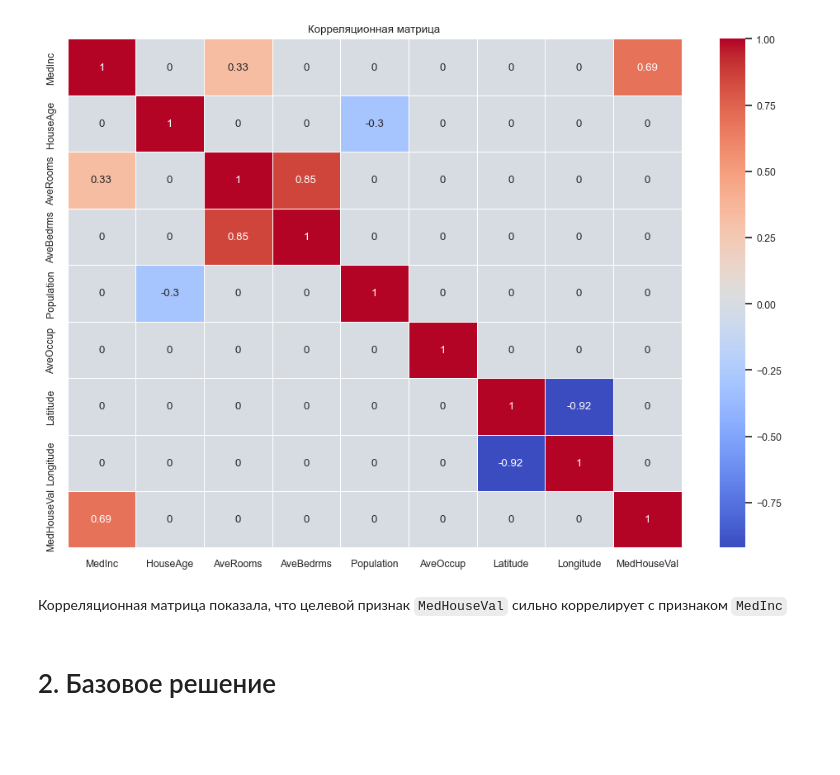
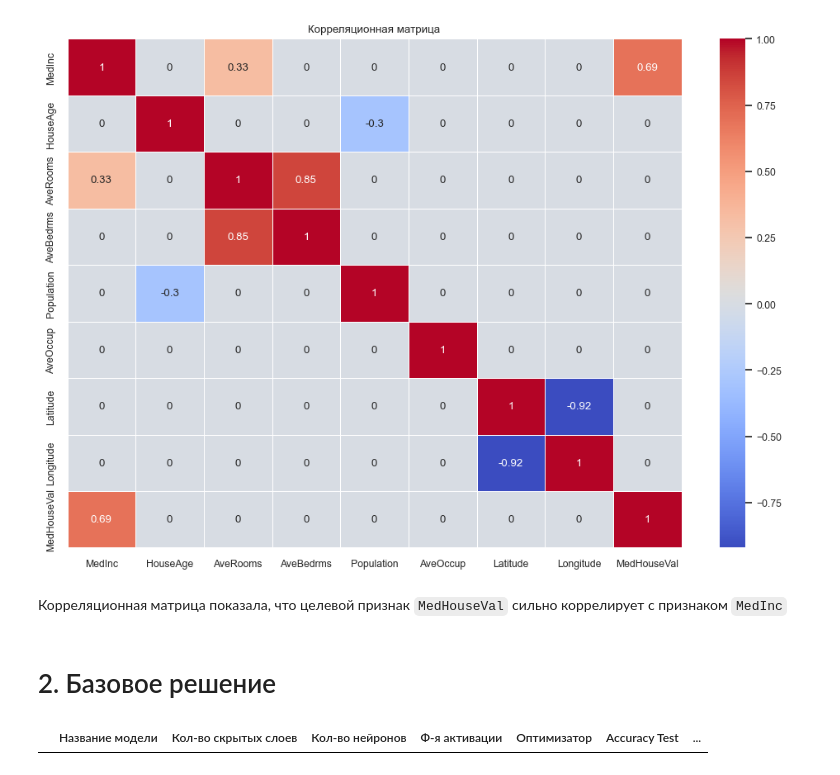
Before and after one commit to dnlygvtv/02_Python_for_Neural_Networks, a Jupyter notebook: HW/HW_3.ipynb, the cells around one changed output. Saved outputs shown, nothing was run; the diff lists cells and outputs as text; code cells hidden in the pictures; blank space fills up the shorter version.

```diff
--- a/HW/HW_3.ipynb
+++ b/HW/HW_3.ipynb
@@ -106,6 +106,18 @@ plt.show();
 Корреляционная матрица показала, что целевой признак `MedHouseVal` сильно коррелирует с признаком `MedInc`
 # %% [markdown]
 # 2. Базовое решение
+# %%
+stata = pd.DataFrame(columns=['Название модели',
+                              'Кол-во скрытых слоев',
+                              'Кол-во нейронов',
+                              'Ф-я активации',
+                              'Оптимизатор',
+                              'Accuracy Test',
+                              'R2 test']
+                              )
+stata
+# %% [output]
+|  | Название модели | Кол-во скрытых слоев | Кол-во нейронов | Ф-я активации | Оптимизатор | Accuracy Test | ... |
 # %%
 from sklearn.model_selection import train_test_split
 from sklearn.preprocessing import MinMaxScaler
```
Also changed, not shown: parts of 8 cells of this notebook.
